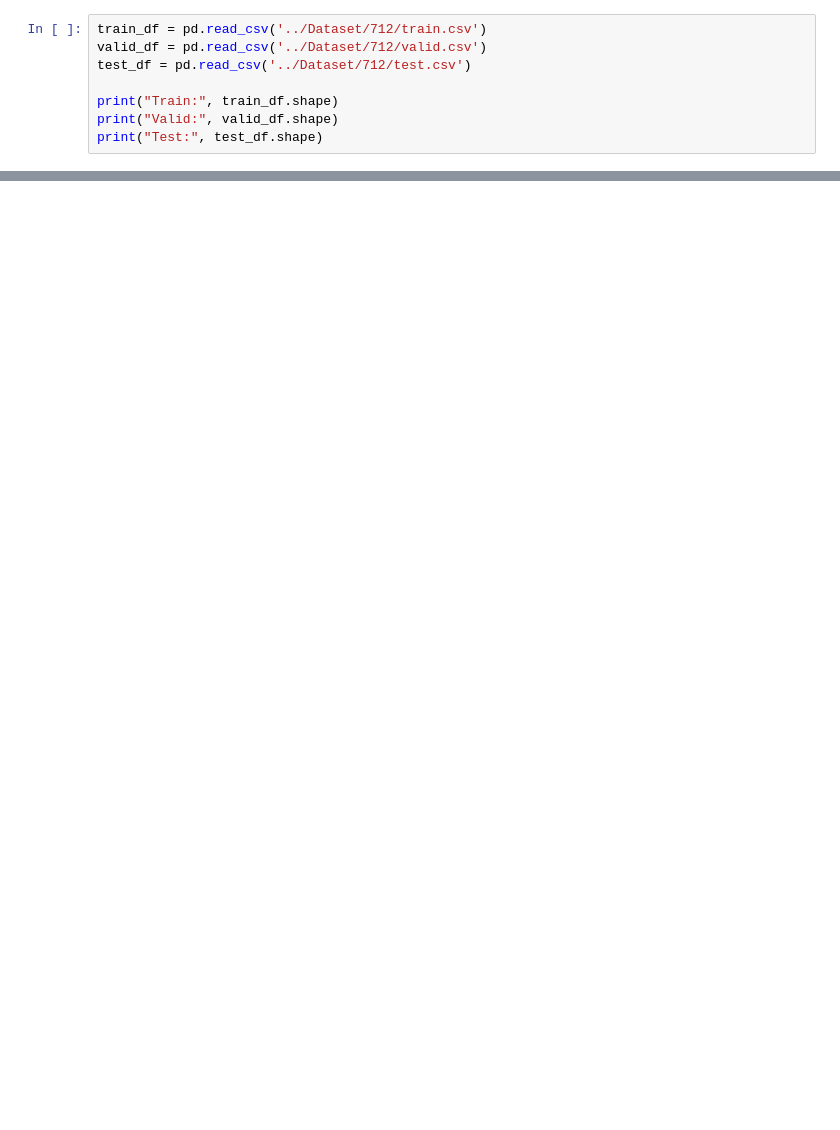
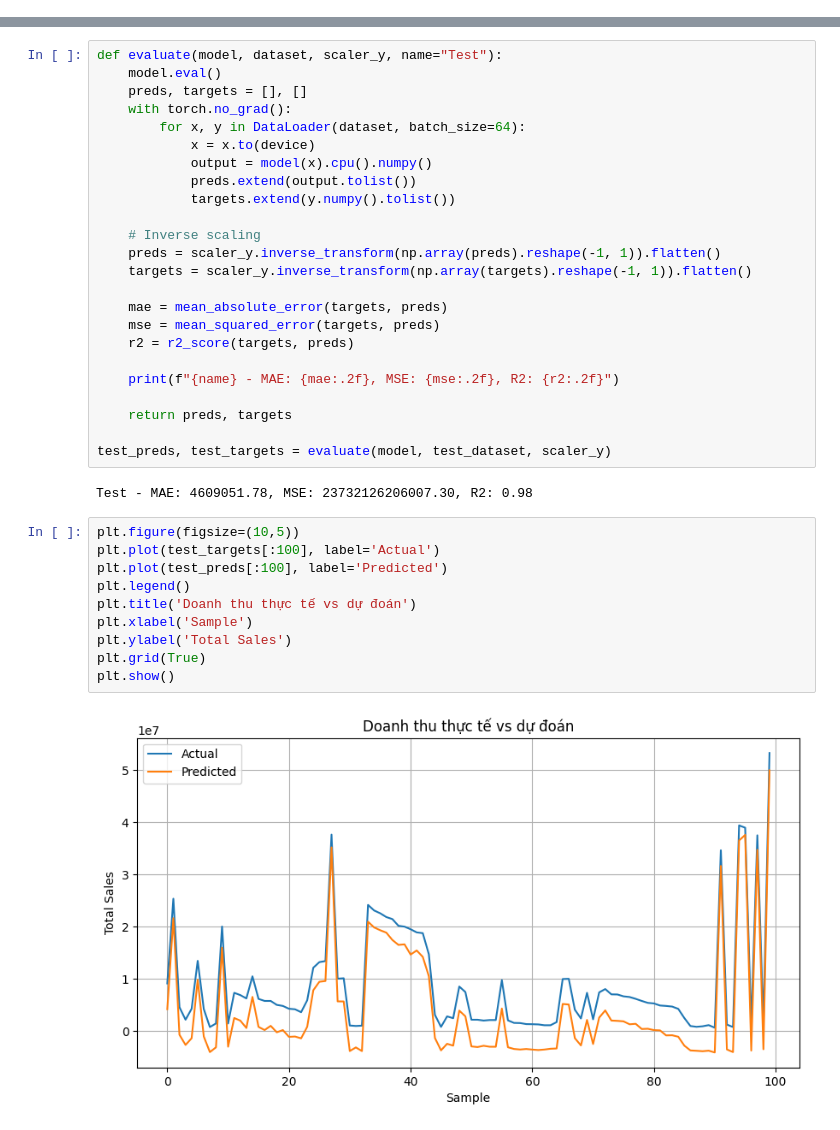
Before and after one commit to KieuOanhUIT/IS403.P23.OnlineSalesData, a Jupyter notebook: Model/Tranformer.ipynb, the cells around one changed output, grey strips where cells are left out. Drawn from its saved outputs; the diff is of its cells as text; blank space fills up the shorter version.

Commit message:
update transformer

```diff
--- a/Model/Tranformer.ipynb
+++ b/Model/Tranformer.ipynb
@@ -17,8 +16,0 @@ Load dữ liệu
-# %%
-train_df = pd.read_csv('../Dataset/712/train.csv')
-valid_df = pd.read_csv('../Dataset/712/valid.csv')
-test_df = pd.read_csv('../Dataset/712/test.csv')
-
-print("Train:", train_df.shape)
-print("Valid:", valid_df.shape)
-print("Test:", test_df.shape)
@@ -255,0 +133,38 @@ Doanh thu ngày 2025-12-08: Thực tế = 22693.11, Dự đoán = 21557.91
+# %%
+def evaluate(model, dataset, scaler_y, name="Test"):
+    model.eval()
+    preds, targets = [], []
+    with torch.no_grad():
+        for x, y in DataLoader(dataset, batch_size=64):
+            x = x.to(device)
+            output = model(x).cpu().numpy()
+            preds.extend(output.tolist())
+            targets.extend(y.numpy().tolist())
+
+    # Inverse scaling
+    preds = scaler_y.inverse_transform(np.array(preds).reshape(-1, 1)).flatten()
+    targets = scaler_y.inverse_transform(np.array(targets).reshape(-1, 1)).flatten()
+
+    mae = mean_absolute_error(targets, preds)
+    mse = mean_squared_error(targets, preds)
+    r2 = r2_score(targets, preds)
+
+    print(f"{name} - MAE: {mae:.2f}, MSE: {mse:.2f}, R2: {r2:.2f}")
+
+    return preds, targets
+
+test_preds, test_targets = evaluate(model, test_dataset, scaler_y)
+# %% [output]
+Test - MAE: 4609051.78, MSE: 23732126206007.30, R2: 0.98
+# %%
+plt.figure(figsize=(10,5))
+plt.plot(test_targets[:100], label='Actual')
+plt.plot(test_preds[:100], label='Predicted')
+plt.legend()
+plt.title('Doanh thu thực tế vs dự đoán')
+plt.xlabel('Sample')
+plt.ylabel('Total Sales')
+plt.grid(True)
+plt.show()
+# %% [output]
+[figure, added]
```
Also changed, not shown: parts of 29 cells of this notebook.
